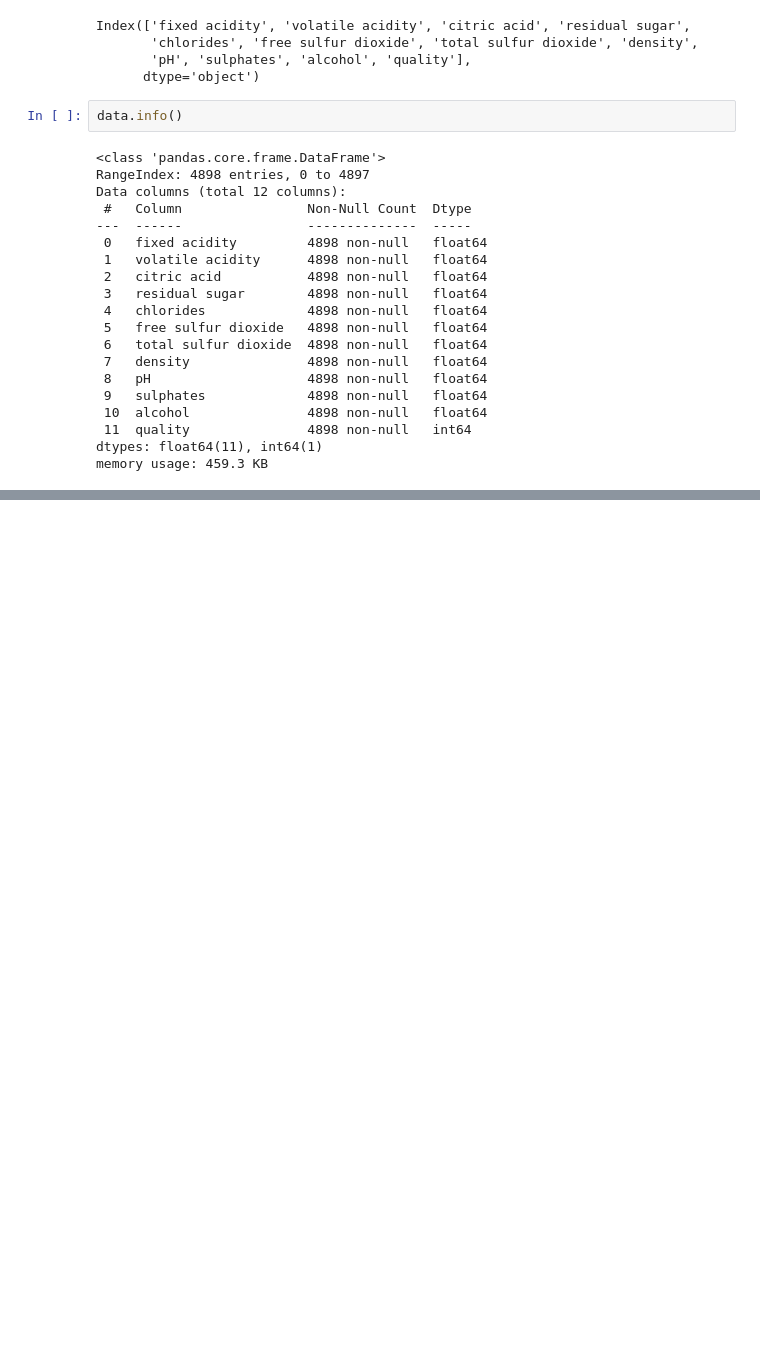
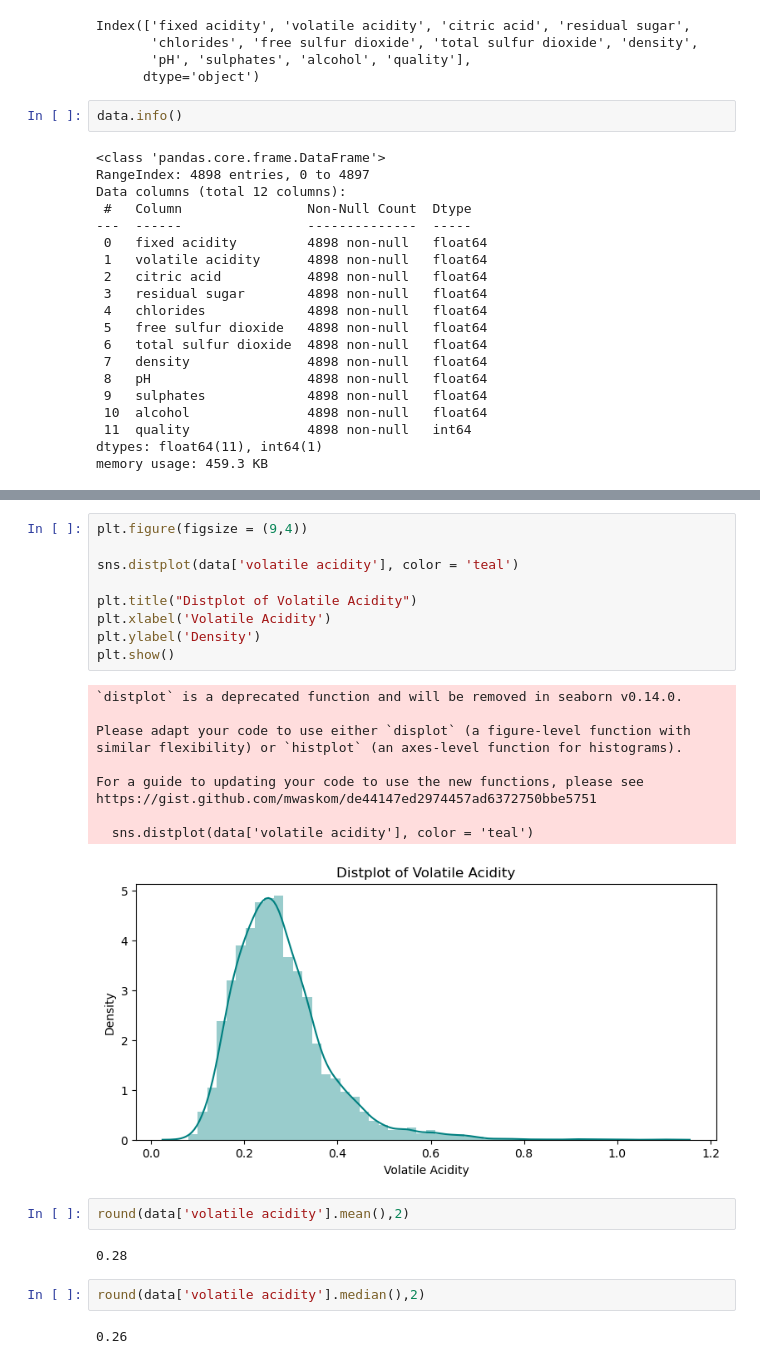
Before and after one commit to Tirth678/Data-Analysis-Projects, a Jupyter notebook: Project 1/Data/Notebook.ipynb, the cells around one changed output, grey strips where cells are left out. Saved outputs shown, nothing was run; the diff lists cells and outputs as text; blank space fills up the shorter version.

```diff
--- a/Project 1/Data/Notebook.ipynb
+++ b/Project 1/Data/Notebook.ipynb
@@ -58,0 +112,28 @@ memory usage: 459.3 KB
+# %%
+plt.figure(figsize = (9,4))
+
+sns.distplot(data['volatile acidity'], color = 'teal')
+
+plt.title("Distplot of Volatile Acidity")
+plt.xlabel('Volatile Acidity')
+plt.ylabel('Density')
+plt.show()
+# %% [output]
+`distplot` is a deprecated function and will be removed in seaborn v0.14.0.
+
+Please adapt your code to use either `displot` (a figure-level function with
+similar flexibility) or `histplot` (an axes-level function for histograms).
+
+For a guide to updating your code to use the new functions, please see
+https://gist.github.com/mwaskom/de44147ed2974457ad6372750bbe5751
+
+  sns.distplot(data['volatile acidity'], color = 'teal')
+[figure, added]
+# %%
+round(data['volatile acidity'].mean(),2)
+# %% [output]
+0.28
+# %%
+round(data['volatile acidity'].median(),2)
+# %% [output]
+0.26
```
Also changed, not shown: parts of 22 cells of this notebook.
